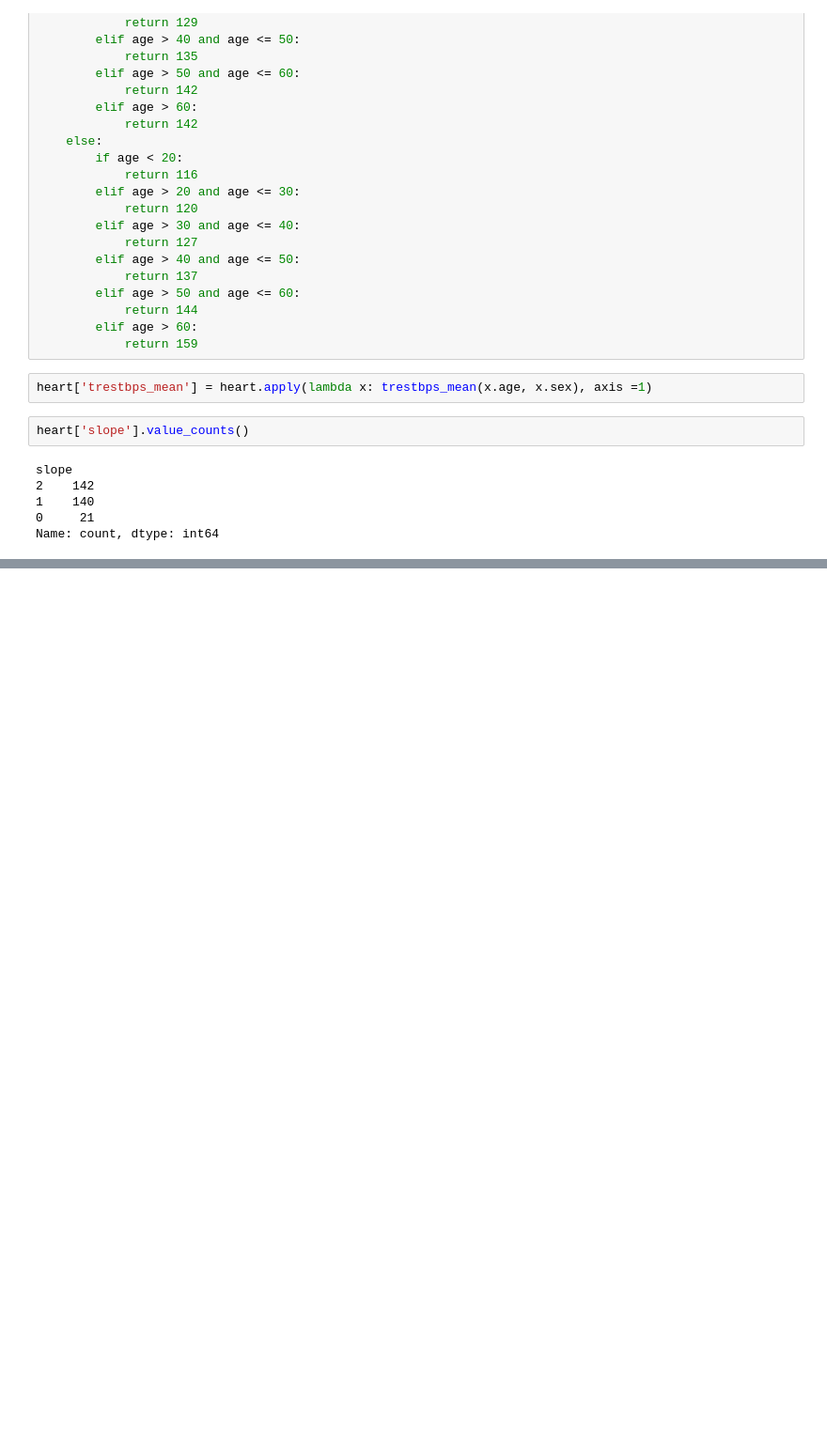
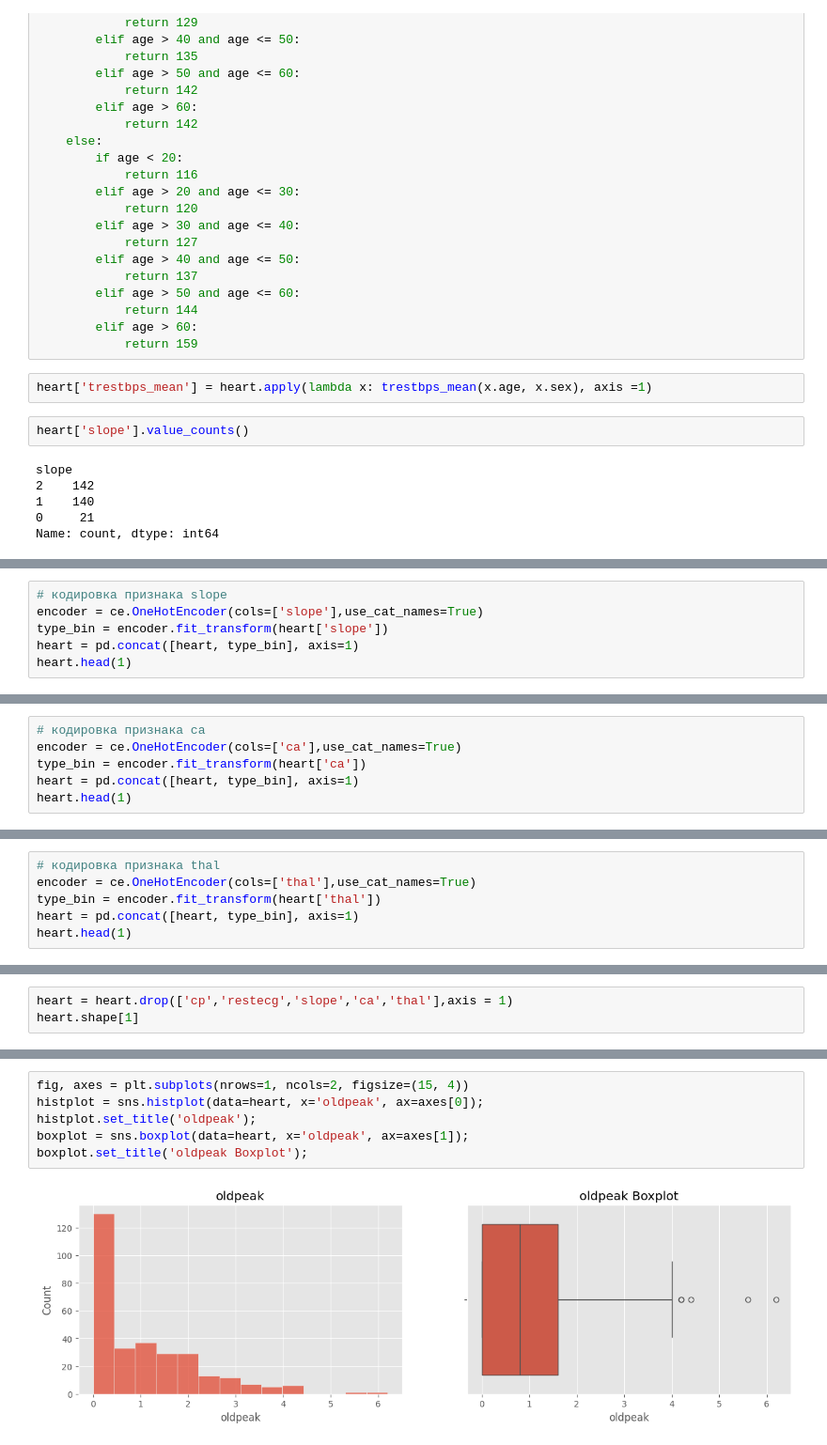
Before and after one commit to vavilove001-lab/sf_data_science, a Jupyter notebook: Notes/14_EDA/5_Кодир_преобраз_признаков.ipynb, the cells around one changed output, grey strips where cells are left out. Shown at 94% size. Drawn from its saved outputs; the diff is of its cells as text; blank space fills up the shorter version.

```diff
--- a/Notes/14_EDA/5_Кодир_преобраз_признаков.ipynb
+++ b/Notes/14_EDA/5_Кодир_преобраз_признаков.ipynb
@@ -907,0 +977,6 @@ Name: count, dtype: int64
+# %%
+# кодировка признака slope
+encoder = ce.OneHotEncoder(cols=['slope'],use_cat_names=True)
+type_bin = encoder.fit_transform(heart['slope'])
+heart = pd.concat([heart, type_bin], axis=1)
+heart.head(1)
@@ -907,0 +987,6 @@ Name: count, dtype: int64
+# %%
+# кодировка признака ca
+encoder = ce.OneHotEncoder(cols=['ca'],use_cat_names=True)
+type_bin = encoder.fit_transform(heart['ca'])
+heart = pd.concat([heart, type_bin], axis=1)
+heart.head(1)
@@ -907,0 +997,6 @@ Name: count, dtype: int64
+# %%
+# кодировка признака thal
+encoder = ce.OneHotEncoder(cols=['thal'],use_cat_names=True)
+type_bin = encoder.fit_transform(heart['thal'])
+heart = pd.concat([heart, type_bin], axis=1)
+heart.head(1)
@@ -907,0 +1007,3 @@ Name: count, dtype: int64
+# %%
+heart = heart.drop(['cp','restecg','slope','ca','thal'],axis = 1)
+heart.shape[1]
@@ -907,0 +1034,8 @@ Name: count, dtype: int64
+# %%
+fig, axes = plt.subplots(nrows=1, ncols=2, figsize=(15, 4))
+histplot = sns.histplot(data=heart, x='oldpeak', ax=axes[0]);
+histplot.set_title('oldpeak');
+boxplot = sns.boxplot(data=heart, x='oldpeak', ax=axes[1]);
+boxplot.set_title('oldpeak Boxplot');
+# %% [output]
+[figure, added]
```
Also changed, not shown: parts of 48 cells of this notebook.
